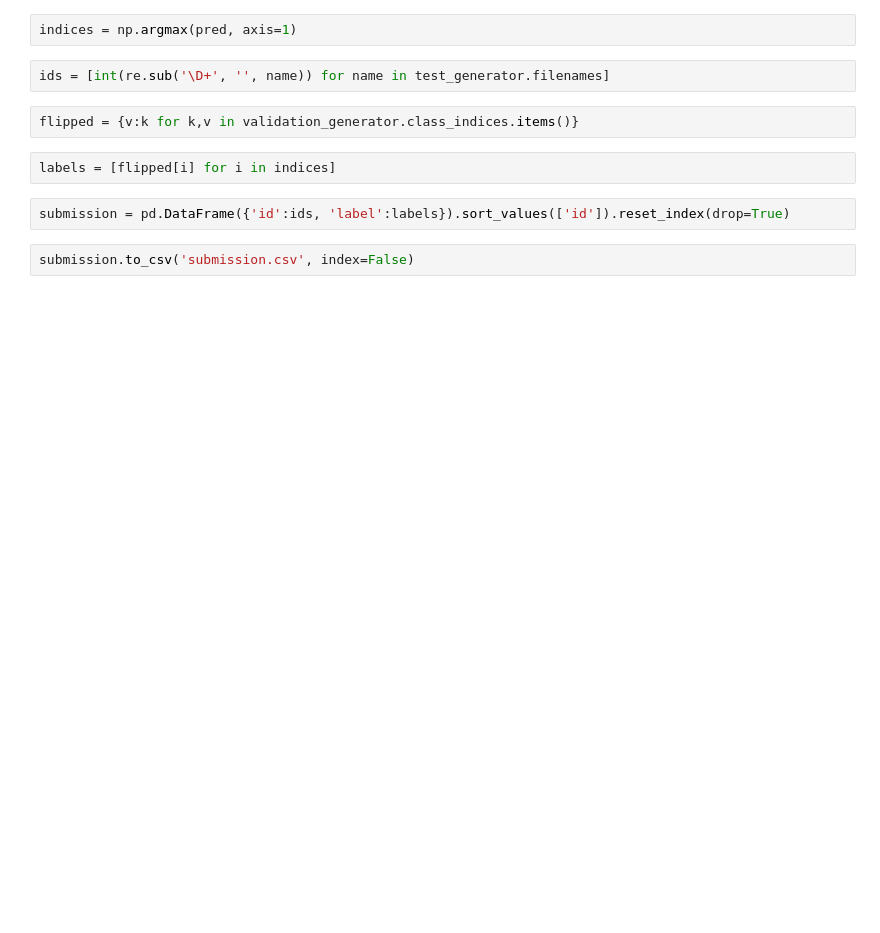
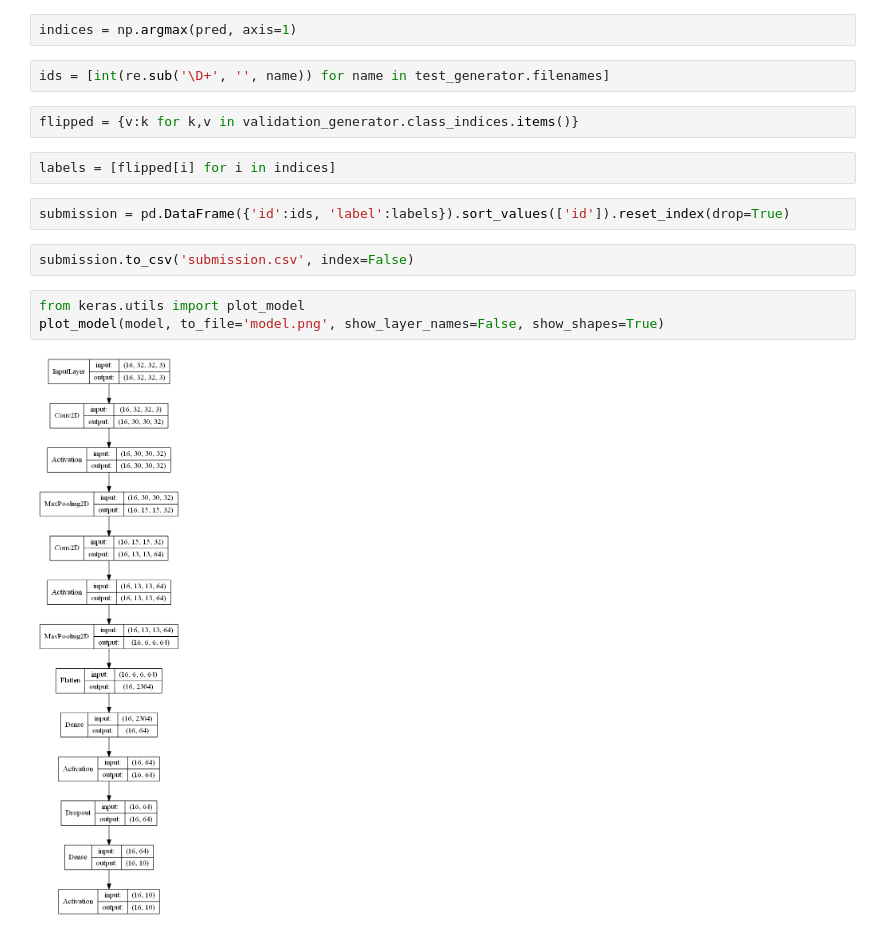
Before and after one commit to rdzanyM/CIFAR-10, a Jupyter notebook: cifar.ipynb, the cells around one changed output. Drawn from its saved outputs; the diff is of its cells as text; blank space fills up the shorter version.

```diff
--- a/cifar.ipynb
+++ b/cifar.ipynb
@@ -118,3 +134,8 @@ labels = [flipped[i] for i in indices]
 submission = pd.DataFrame({'id':ids, 'label':labels}).sort_values(['id']).reset_index(drop=True)
 # %%
 submission.to_csv('submission.csv', index=False)
+# %%
+from keras.utils import plot_model
+plot_model(model, to_file='model.png', show_layer_names=False, show_shapes=True)
+# %% [output]
+[figure, added]
```
Also changed, not shown: parts of 11 cells of this notebook, 12 other files.
